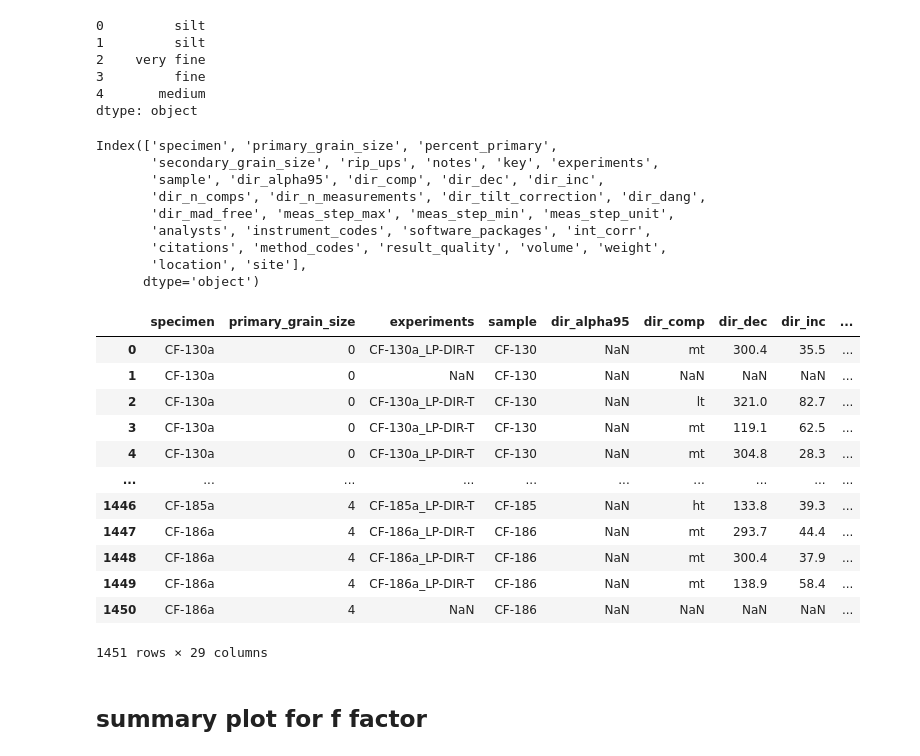
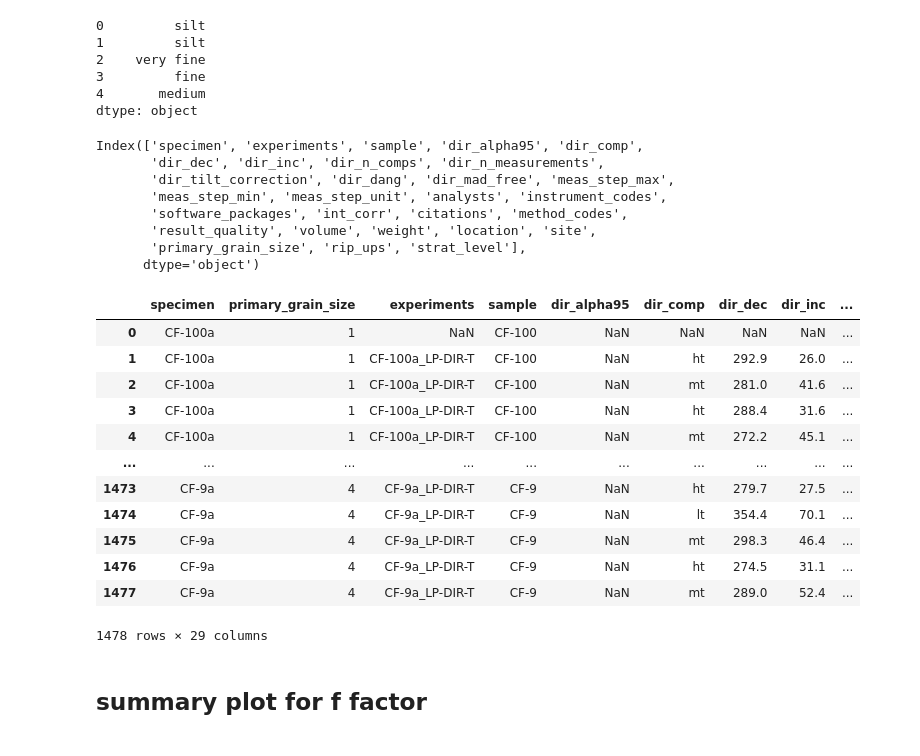
Before and after one commit to Swanson-Hysell-Group/Inclination_Shallowing, a Jupyter notebook: code/Notebooks/Cutface_pmag.ipynb, the cells around one changed output. Cells and saved outputs as stored; diff of their text form; code cells hidden in the pictures.

Commit message:
fix typos in lithologies and strat heights and update pmag notebook
re-export specimen strat height data file output

```diff
--- a/code/Notebooks/Cutface_pmag.ipynb
+++ b/code/Notebooks/Cutface_pmag.ipynb
@@ -36,0 +27,12 @@ Cutface_lon = -90.44128
+# %%
+Cutface_lat = 47.73055
+Cutface_lon = -90.44128
+
+Cutface_specimens = pd.read_csv('../../data/Pmag/cutface/specimens.txt', sep='\t', header=1)
+
+strat_heights=pd.read_csv('../../data/specimen_strat_height_new.csv',header=0)
+cf_grain_sizes=pd.read_csv('../../data/Pmag/cf_specimen_lithologies.csv')
+
+Cutface_specimens=pd.merge(Cutface_specimens, cf_grain_sizes[['specimen', 'primary_grain_size','rip_ups']], on='specimen')
+Cutface_specimens=pd.merge(Cutface_specimens, strat_heights, on='specimen')
+Cutface_specimens.head()
@@ -996,41 +998,40 @@ gs_mapping
 4       medium
 dtype: object
 # %%
-cf_specimens_directions_and_grain.columns
+Cutface_specimens.columns
 # %% [output]
-Index(['specimen', 'primary_grain_size', 'percent_primary',
-       'secondary_grain_size', 'rip_ups', 'notes', 'key', 'experiments',
-       'sample', 'dir_alpha95', 'dir_comp', 'dir_dec', 'dir_inc',
-       'dir_n_comps', 'dir_n_measurements', 'dir_tilt_correction', 'dir_dang',
-       'dir_mad_free', 'meas_step_max', 'meas_step_min', 'meas_step_unit',
-       'analysts', 'instrument_codes', 'software_packages', 'int_corr',
-       'citations', 'method_codes', 'result_quality', 'volume', 'weight',
-       'location', 'site'],
+Index(['specimen', 'experiments', 'sample', 'dir_alpha95', 'dir_comp',
+       'dir_dec', 'dir_inc', 'dir_n_comps', 'dir_n_measurements',
+       'dir_tilt_correction', 'dir_dang', 'dir_mad_free', 'meas_step_max',
+       'meas_step_min', 'meas_step_unit', 'analysts', 'instrument_codes',
+       'software_packages', 'int_corr', 'citations', 'method_codes',
+       'result_quality', 'volume', 'weight', 'location', 'site',
+       'primary_grain_size', 'rip_ups', 'strat_level'],
       dtype='object')
 # %%
-specimens_w_strat_gs = pd.merge(cf_specimens_directions_and_grain[['specimen', 'primary_grain_size', 'experiments',
+specimens_w_strat_gs = pd.merge(Cutface_specimens[['specimen', 'primary_grain_size', 'experiments',
        'sample', 'dir_alpha95', 'dir_comp', 'dir_dec', 'dir_inc',
        'dir_n_comps', 'dir_n_measurements', 'dir_tilt_correction', 'dir_dang',
        'dir_mad_free', 'meas_step_max', 'meas_step_min', 'meas_step_unit',
        'analysts', 'instrument_codes', 'software_packages', 'int_corr',
        'citations', 'method_codes', 'result_quality', 'volume', 'weight',
        'location', 'site']],strat_heights, on='specimen')
 specimens_w_strat_gs['grain_size'] = [gs_mapping[i] for i in specimens_w_strat_gs['primary_grain_size']]
 specimens_w_strat_gs
 # %% [output]
 |  | specimen | primary_grain_size | experiments | sample | dir_alpha95 | dir_comp | dir_dec | dir_inc | ... |
-| 0 | CF-130a | 0 | CF-130a_LP-DIR-T | CF-130 | NaN | mt | 300.4 | 35.5 | ... |
-| 1 | CF-130a | 0 | NaN | CF-130 | NaN | NaN | NaN | NaN | ... |
-| 2 | CF-130a | 0 | CF-130a_LP-DIR-T | CF-130 | NaN | lt | 321.0 | 82.7 | ... |
-| 3 | CF-130a | 0 | CF-130a_LP-DIR-T | CF-130 | NaN | mt | 119.1 | 62.5 | ... |
-| 4 | CF-130a | 0 | CF-130a_LP-DIR-T | CF-130 | NaN | mt | 304.8 | 28.3 | ... |
+| 0 | CF-100a | 1 | NaN | CF-100 | NaN | NaN | NaN | NaN | ... |
+| 1 | CF-100a | 1 | CF-100a_LP-DIR-T | CF-100 | NaN | ht | 292.9 | 26.0 | ... |
+| 2 | CF-100a | 1 | CF-100a_LP-DIR-T | CF-100 | NaN | mt | 281.0 | 41.6 | ... |
+| 3 | CF-100a | 1 | CF-100a_LP-DIR-T | CF-100 | NaN | ht | 288.4 | 31.6 | ... |
+| 4 | CF-100a | 1 | CF-100a_LP-DIR-T | CF-100 | NaN | mt | 272.2 | 45.1 | ... |
 | ... | ... | ... | ... | ... | ... | ... | ... | ... | ... |
-| 1446 | CF-185a | 4 | CF-185a_LP-DIR-T | CF-185 | NaN | ht | 133.8 | 39.3 | ... |
-| 1447 | CF-186a | 4 | CF-186a_LP-DIR-T | CF-186 | NaN | mt | 293.7 | 44.4 | ... |
-| 1448 | CF-186a | 4 | CF-186a_LP-DIR-T | CF-186 | NaN | mt | 300.4 | 37.9 | ... |
-| 1449 | CF-186a | 4 | CF-186a_LP-DIR-T | CF-186 | NaN | mt | 138.9 | 58.4 | ... |
-| 1450 | CF-186a | 4 | NaN | CF-186 | NaN | NaN | NaN | NaN | ... |
+| 1473 | CF-9a | 4 | CF-9a_LP-DIR-T | CF-9 | NaN | ht | 279.7 | 27.5 | ... |
+| 1474 | CF-9a | 4 | CF-9a_LP-DIR-T | CF-9 | NaN | lt | 354.4 | 70.1 | ... |
+| 1475 | CF-9a | 4 | CF-9a_LP-DIR-T | CF-9 | NaN | mt | 298.3 | 46.4 | ... |
+| 1476 | CF-9a | 4 | CF-9a_LP-DIR-T | CF-9 | NaN | ht | 274.5 | 31.1 | ... |
+| 1477 | CF-9a | 4 | CF-9a_LP-DIR-T | CF-9 | NaN | mt | 289.0 | 52.4 | ... |
-1451 rows × 29 columns
+1478 rows × 29 columns
 # %%
 # specimens_w_strat_gs.to_csv('../../data/Pmag/cutface/specimens_w_strat_gs.txt', sep='\t', index=0)
 # %% [markdown]
```
Also changed, not shown: parts of 18 cells of this notebook, 3 other files.
